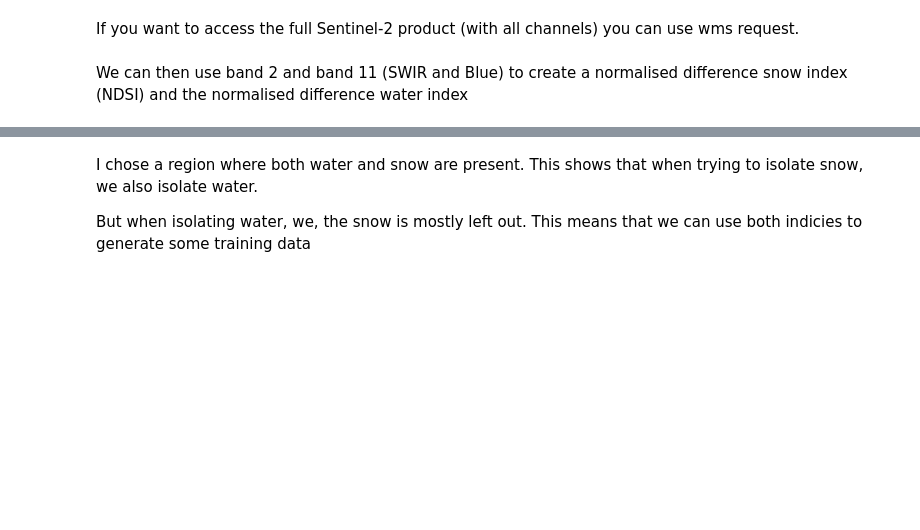
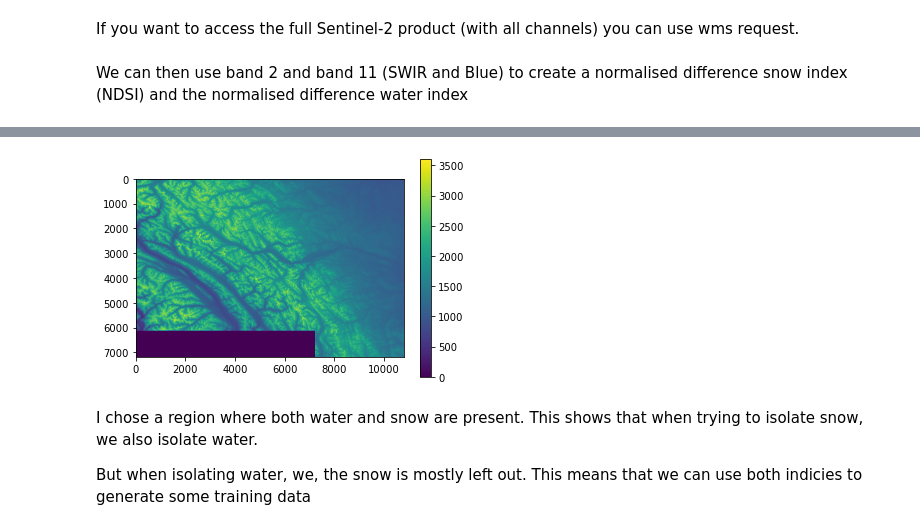
Before and after one commit to emilybirch36/Deep-learning-with-remote-sensing, a Jupyter notebook: EOCV_datasetbuilding.ipynb, the cells around one changed output, grey strips where cells are left out. Drawn from its saved outputs; the diff is of its cells as text; code cells hidden in the pictures; blank space fills up the shorter version.

Commit message:
add: processing .tif raster tiles for DEM

```diff
--- a/EOCV_datasetbuilding.ipynb
+++ b/EOCV_datasetbuilding.ipynb
@@ -445,3 +376,89 @@ If you just wanted to download a true colour composite, you could use WcsRequest
 If you want to access the full Sentinel-2 product (with all channels) you can use wms request.
 # %% [markdown]
 We can  then use band 2 and band 11 (SWIR and Blue) to create a normalised difference snow index (NDSI) and the normalised difference water index
+# %%
+# import the individual .tif DEM tiles
+# merge the tiles together
+# resample from 30m resolution to 10m resolution to match other Sentinel pics
+# clip to extent (bbox bounds)
+# save image
+
+import os
+from osgeo import gdal
+import glob
+
+# set directory to location of all DEM pics
+os.chdir('/Users/emilybirch/Documents/UCL_Dissertation/Data_collection/DEM/Directory_for_DEM')
+os.getcwd()
+
+
+# Canada DSM
+
+# for file in directory...
+
+# import DEM data for BBOX1
+can_bbox1_dem1 = gdal.Open("ALPSMLC30_N051W117_DSM.tif")
+can_bbox1_dem2 = gdal.Open("ALPSMLC30_N051W116_DSM.tif")
+can_bbox1_dem3 = gdal.Open("ALPSMLC30_N051W115_DSM.tif")
+can_bbox1_dem4 = gdal.Open("ALPSMLC30_N050W117_DSM.tif")
+can_bbox1_dem5 = gdal.Open("ALPSMLC30_N050W116_DSM.tif")
+can_bbox1_dem6 = gdal.Open("ALPSMLC30_N050W115_DSM.tif")
+
+
+# make a list of DEM files to merge. get all with .tif extension
+demlist_1 = glob.glob("*.tif")
+#print(demlist_1)
+
+
+# build a virtual raster. provide destination name and the list of data
+vrt = gdal.BuildVRT("merged.vrt",demlist_1)
+print("vrt", vrt)
+
+
+# plot merged DEM
+array = vrt.GetRasterBand(1).ReadAsArray()
+plt.imshow(array)
+plt.colorbar()
+# gives coords and resolution of raster data
+#print("extent and res: ", vrt.GetGeoTransform())
+# gives coord ref system
+#print("crs: ", vrt.GetProjection())
+
+
+# merge before or after resample?
+# list the files and then process them in a loop to resample
+#list_resamp_first = (["ALPSMLC30_N051W117_DSM.tif","ALPSMLC30_N051W116_DSM.tif", "ALPSMLC30_N051W115_DSM.tif", "ALPSMLC30_N050W117_DSM.tif",
+#        "ALPSMLC30_N050W116_DSM.tif", "ALPSMLC30_N050W115_DSM.tif"])
+
+
+# check crs and then check res?? degrees? m?!!!!!!
+
+
+# convert the virtual raster from new gdal dataset into a geotiff file
+# clip to BBOX coords. cutlineDSname. cropToCutline
+# resample to 10m x 10m resolution to match Sentinel pics
+# xRes, yRes need to be specified in same units as target spatial ref system SRS
+# gdal.Translate?
+out_dem1 = gdal.Warp("mergedDEM1.tif", can_bbox1_dem1, xRes = 10, yRes = 10,
+                    resampleAlg = gdal.GRA_Average)
+                  # projWin = [50.82675, -116.08768, 51.02583, -115.73474])
+
+out_dem1.GetGeoTransform()
+
+#array2 = out_dem1.GetRasterBand(1).ReadAsArray()
+#plt.imshow(array2)
+#plt.colorbar()
+
+
+
+# close open gdal dataset for changes to be properly written to disk
+#can_bbox1_dem1 = can_bbox1_dem2 = can_bbox1_dem3 = can_bbox1_dem4 = can_bbox1_dem5 = can_bbox1_dem6 = vrt = out_dem1 = None
+
+
+
+
+
+
+# read this band to an array to that stores all of the elevations of the DEM
+#band = can_bbox1_dem1.GetRasterBand(1).ReadAsArray()
+# %% [output]
@@ -448,3 +467,4 @@ We can  then use band 2 and band 11 (SWIR and Blue) to create a normalised diffe
+[figure, added]
 # %%
 # use more than one channel as input into my model. use geomorphology too.
 
```
Also changed, not shown: parts of 7 cells of this notebook.
